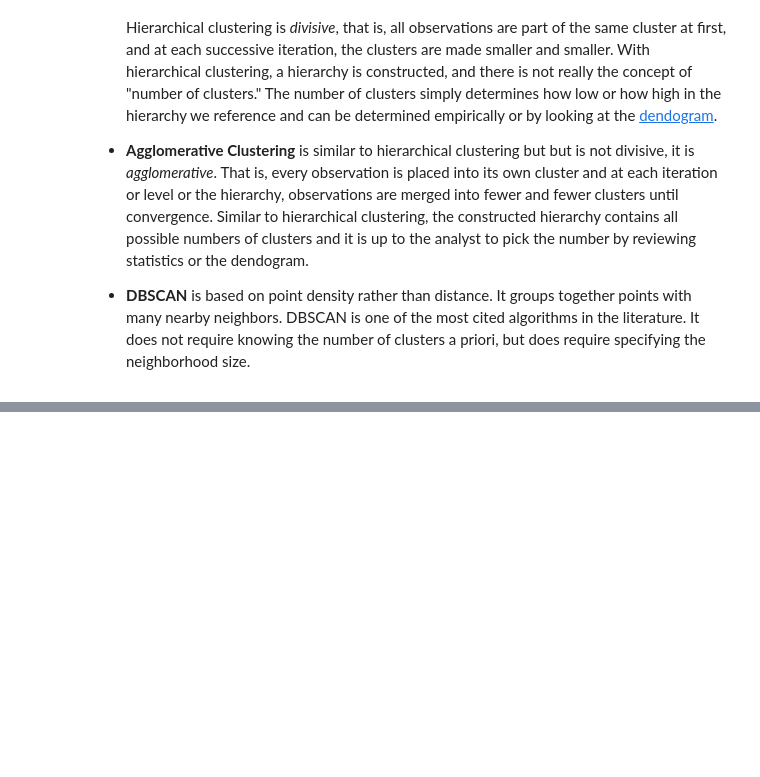
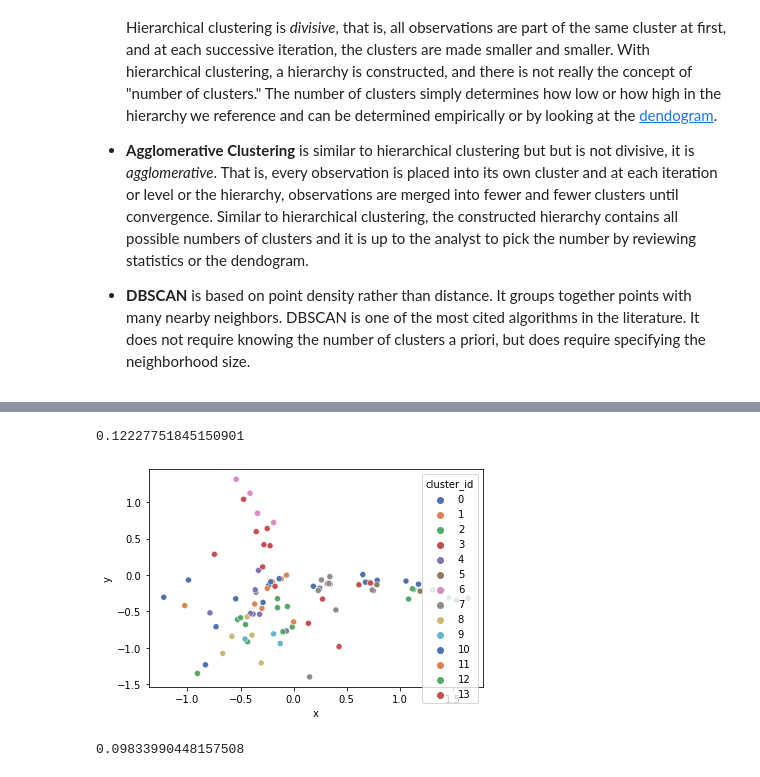
Before and after one commit to nico-corthorn/mec-mini-projects, a Jupyter notebook: mec-16.2.6-clustering-mini-project/Mini_Project_Clustering_Solution.ipynb, the cells around one changed output, grey strips where cells are left out. Saved outputs shown, nothing was run; the diff lists cells and outputs as text; code cells hidden in the pictures; blank space fills up the shorter version.

Commit message:
Clustering mini-project other algorithms

```diff
--- a/mec-16.2.6-clustering-mini-project/Mini_Project_Clustering_Solution.ipynb
+++ b/mec-16.2.6-clustering-mini-project/Mini_Project_Clustering_Solution.ipynb
@@ -431,0 +525,5 @@ k-means is only one of a ton of clustering algorithms. Below is a brief descript
+# %%
+X = df_trans
+# %%
+pca = PCA(n_components=2)
+pca.fit(df_trans.values)
@@ -431,0 +546,23 @@ k-means is only one of a ton of clustering algorithms. Below is a brief descript
+# %%
+# Affinity propagation
+clustering = AffinityPropagation(random_state=10).fit(X)
+cluster_labels = clustering.labels_
+silhouette_score(X, cluster_labels)
+# %% [output]
+0.12227751845150901
+# %%
+df_pca = pd.DataFrame(index=df_trans.index).reset_index()
+df_pca['cluster_id'] = cluster_labels
+df_pca[['x', 'y']] = np.matmul(df_trans.values, pca.components_.T)
+sns.scatterplot(x='x', y='y', hue='cluster_id', palette='deep', data=df_pca);
+# %% [output]
+[figure, added]
+# %%
+# Spectral Clustering
+clustering = SpectralClustering(n_clusters=5,
+                                assign_labels='discretize',
+                                random_state=10).fit(X)
+cluster_labels = clustering.labels_
+silhouette_score(X, cluster_labels)
+# %% [output]
+0.09833990448157508
```
Also changed, not shown: parts of 12 cells of this notebook.
